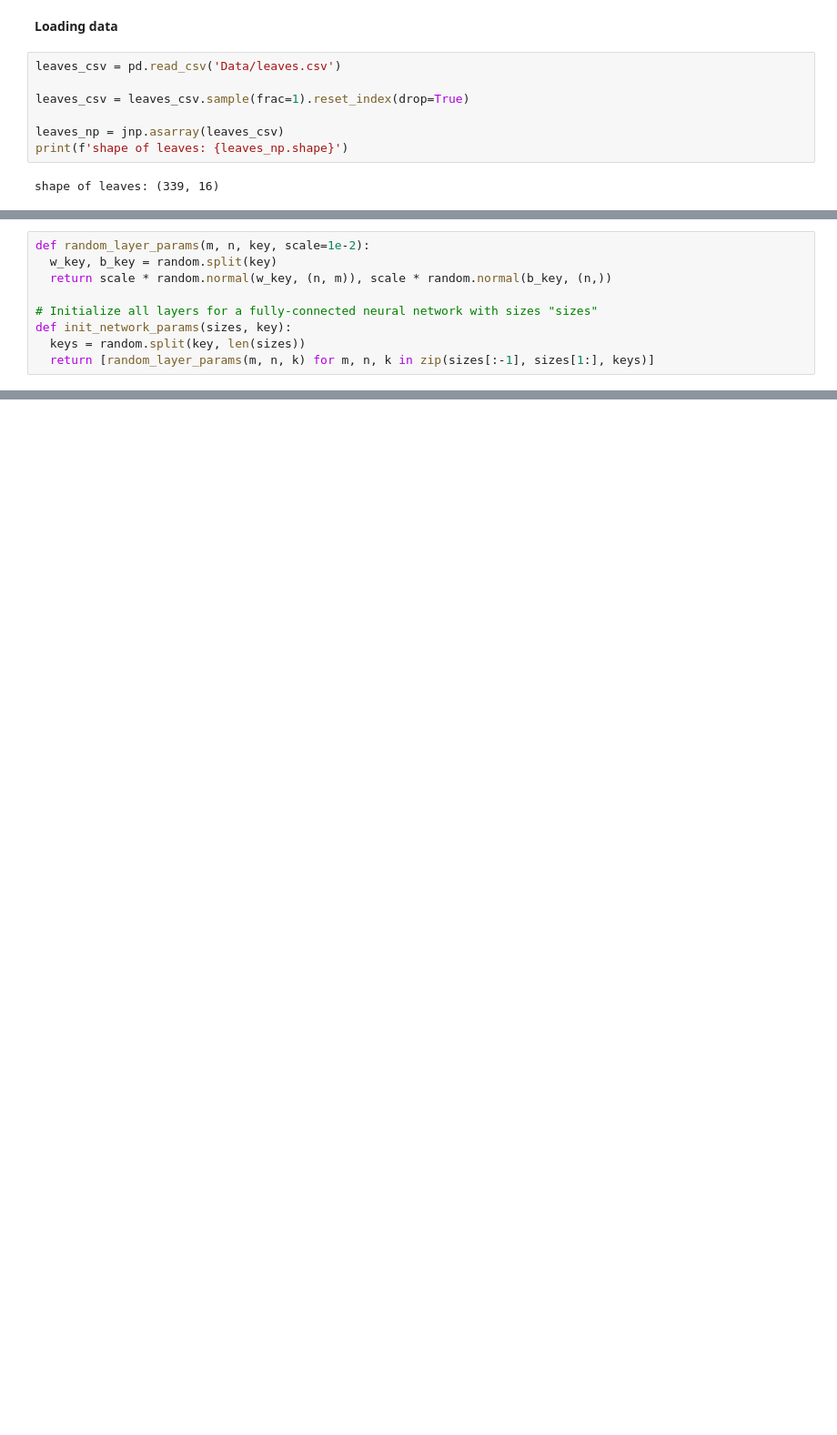
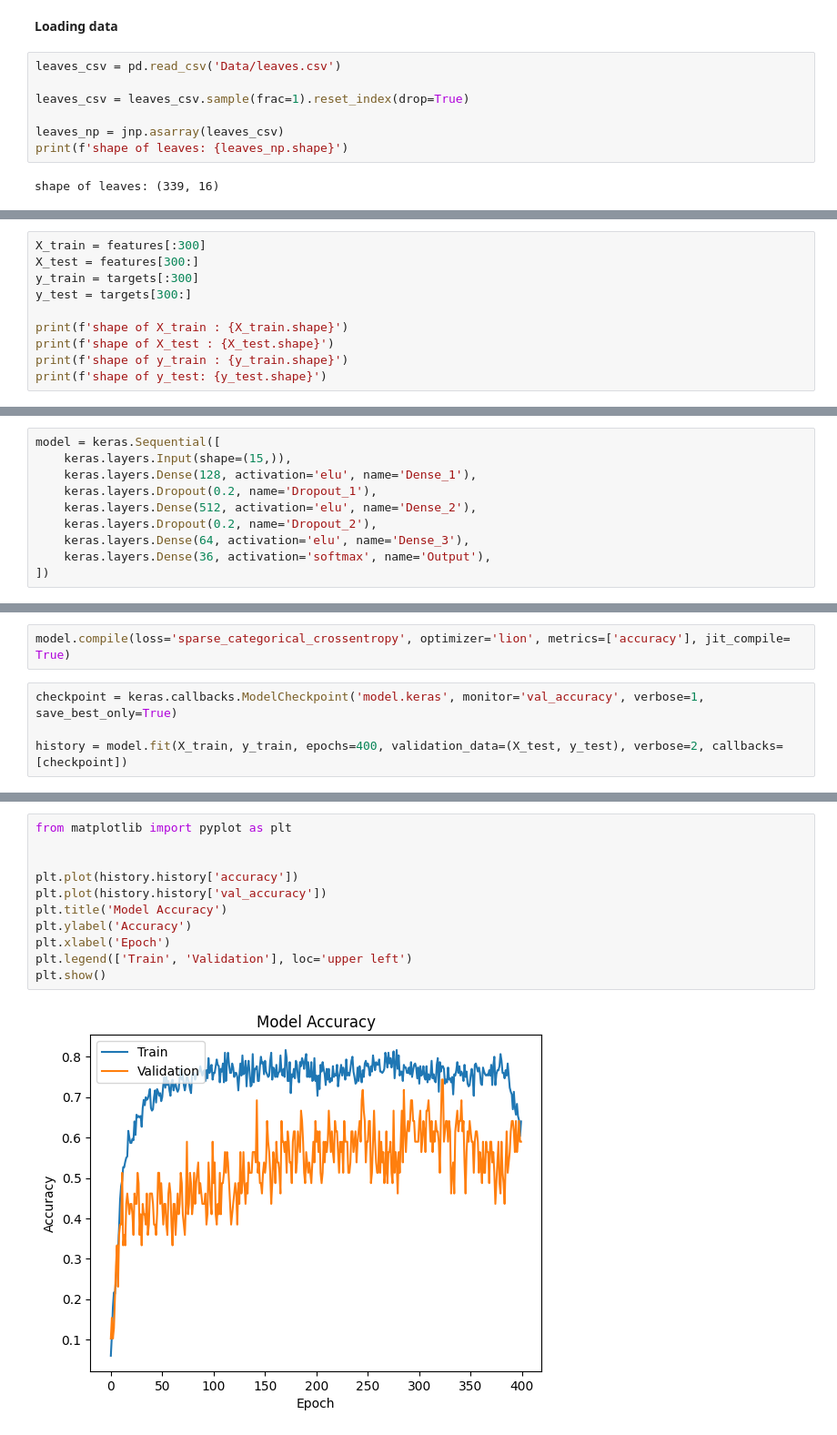
Before and after one commit to mohammad0081/ClassificationVsClustering, a Jupyter notebook: Classification.ipynb, the cells around one changed output, grey strips where cells are left out. Shown at 91% size. Cells and saved outputs as stored; diff of their text form; blank space fills up the shorter version.

Commit message:
classification done
classification part of the project is done now , also we saved the best keras model with 74.5% accuracy on test set

```diff
--- a/Classification.ipynb
+++ b/Classification.ipynb
@@ -42,0 +50,10 @@ first 10 elements of targets array: [1. 1. 1. 1. 1. 1. 1. 1. 1. 1.]
+# %%
+X_train = features[:300]
+X_test = features[300:]
+y_train = targets[:300]
+y_test = targets[300:]
+
+print(f'shape of X_train : {X_train.shape}')
+print(f'shape of X_test : {X_test.shape}')
+print(f'shape of y_train : {y_train.shape}')
+print(f'shape of y_test: {y_test.shape}')
@@ -43,9 +67,10 @@ first 10 elements of targets array: [1. 1. 1. 1. 1. 1. 1. 1. 1. 1.]
 # %%
-def random_layer_params(m, n, key, scale=1e-2):
-  w_key, b_key = random.split(key)
-  return scale * random.normal(w_key, (n, m)), scale * random.normal(b_key, (n,))
-
-# Initialize all layers for a fully-connected neural network with sizes "sizes"
-def init_network_params(sizes, key):
-  keys = random.split(key, len(sizes))
-  return [random_layer_params(m, n, k) for m, n, k in zip(sizes[:-1], sizes[1:], keys)]
+model = keras.Sequential([
+    keras.layers.Input(shape=(15,)),
+    keras.layers.Dense(128, activation='elu', name='Dense_1'),
+    keras.layers.Dropout(0.2, name='Dropout_1'),
+    keras.layers.Dense(512, activation='elu', name='Dense_2'),
+    keras.layers.Dropout(0.2, name='Dropout_2'),
+    keras.layers.Dense(64, activation='elu', name='Dense_3'),
+    keras.layers.Dense(36, activation='softmax', name='Output'),
+])
@@ -51,0 +99,6 @@ def init_network_params(sizes, key):
+# %%
+model.compile(loss='sparse_categorical_crossentropy', optimizer='lion', metrics=['accuracy'], jit_compile= True)
+# %%
+checkpoint = keras.callbacks.ModelCheckpoint('model.keras', monitor='val_accuracy', verbose=1, save_best_only=True)
+
+history = model.fit(X_train, y_train, epochs=400, validation_data=(X_test, y_test), verbose=2, callbacks=[checkpoint])
@@ -51,0 +123,13 @@ def init_network_params(sizes, key):
+# %%
+from matplotlib import pyplot as plt
+
+
+plt.plot(history.history['accuracy'])
+plt.plot(history.history['val_accuracy'])
+plt.title('Model Accuracy')
+plt.ylabel('Accuracy')
+plt.xlabel('Epoch')
+plt.legend(['Train', 'Validation'], loc='upper left')
+plt.show()
+# %% [output]
+[figure, added]
```
Also changed, not shown: parts of 12 cells of this notebook, 1 other file.
